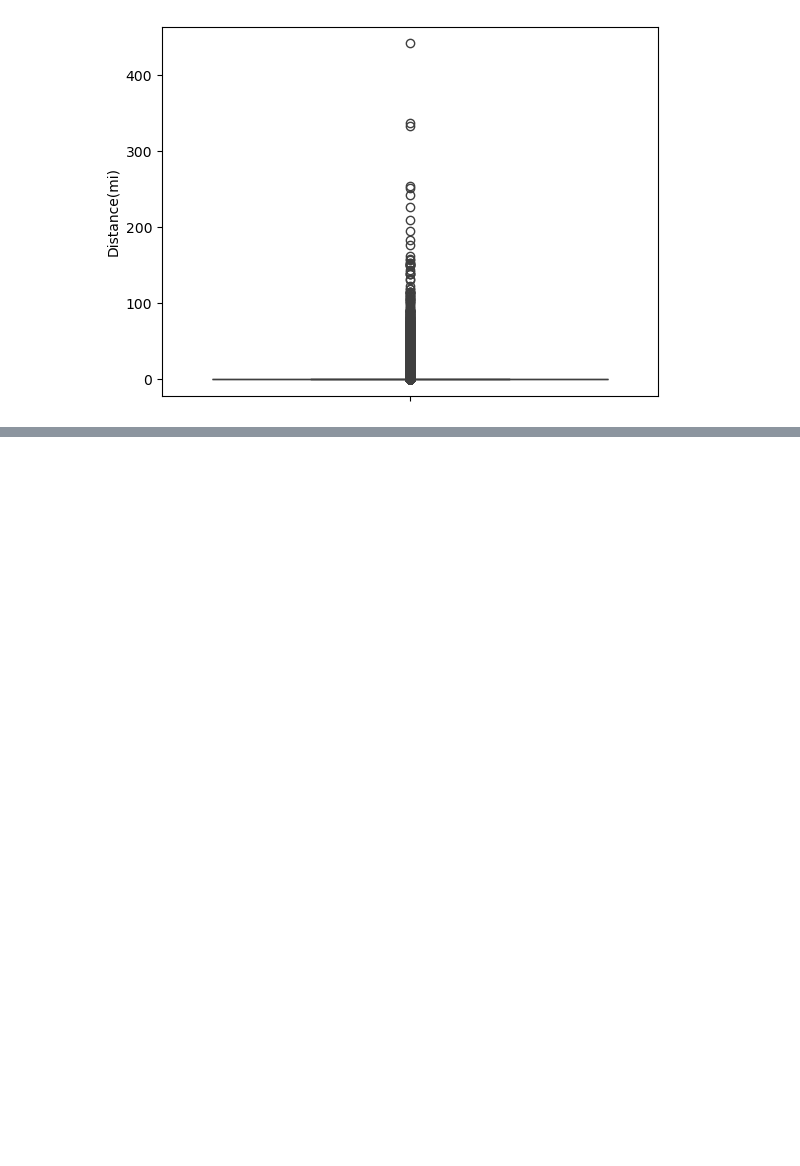
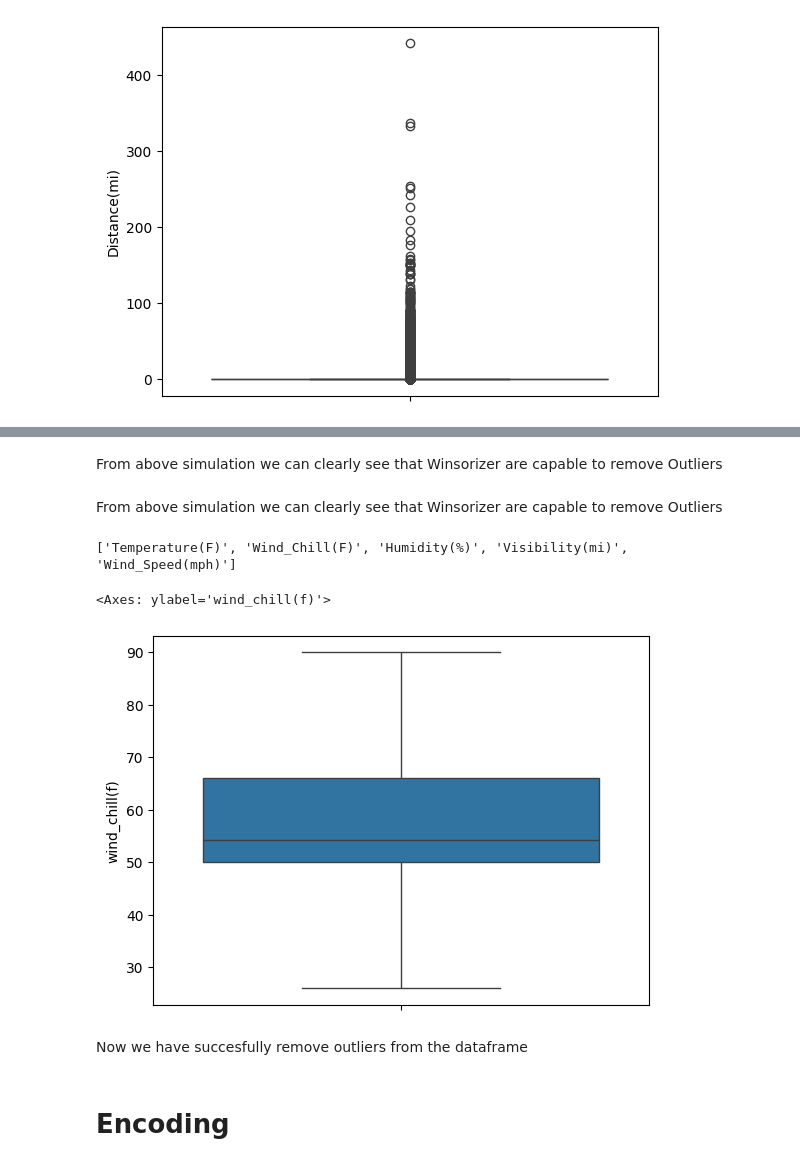
Before and after one commit to vishalhiwale/Accident_Severity_Prediction, a Jupyter notebook: Data_Preprocessing.ipynb, the cells around one changed output, grey strips where cells are left out. Cells and saved outputs as stored; diff of their text form; code cells hidden in the pictures; blank space fills up the shorter version.

```diff
--- a/Data_Preprocessing.ipynb
+++ b/Data_Preprocessing.ipynb
@@ -48,3 +66,0 @@ print(num_cols)
-# %%
-for col in num_cols:
-    processed_data[col.lower()] = winsor.fit_transform(data[[col]])
@@ -127,4 +66,0 @@ traffic_signal_encoder = LabelEncoder().fit(data.Traffic_Signal)
-# %%
-for col in bool_col:
-    encoder = globals()[f'{col.lower()}_encoder']
-    processed_data[col.lower()] = encoder.transform(data[col])
@@ -189,0 +67,21 @@ ModuleNotFoundError: No module named 'sentence_transformers'
+# %% [markdown]
+From above simulation we can clearly see that Winsorizer are capable to remove Outliers
+# %% [markdown]
+From above simulation we can clearly see that Winsorizer are capable to remove Outliers
+# %%
+num_cols = list(data.select_dtypes(include='number').columns)[2:]
+print(num_cols)
+# %% [output]
+['Temperature(F)', 'Wind_Chill(F)', 'Humidity(%)', 'Visibility(mi)', 'Wind_Speed(mph)']
+# %%
+for col in num_cols:
+    data[col.lower()] = winsor.fit_transform(data[[col]])
+# %%
+boxplot(data['wind_chill(f)'])
+# %% [output]
+<Axes: ylabel='wind_chill(f)'>
+[figure, added]
+# %% [markdown]
+Now we have succesfully remove outliers from the dataframe
+# %% [markdown]
+# Encoding
```
Also changed, not shown: parts of 72 cells of this notebook.
